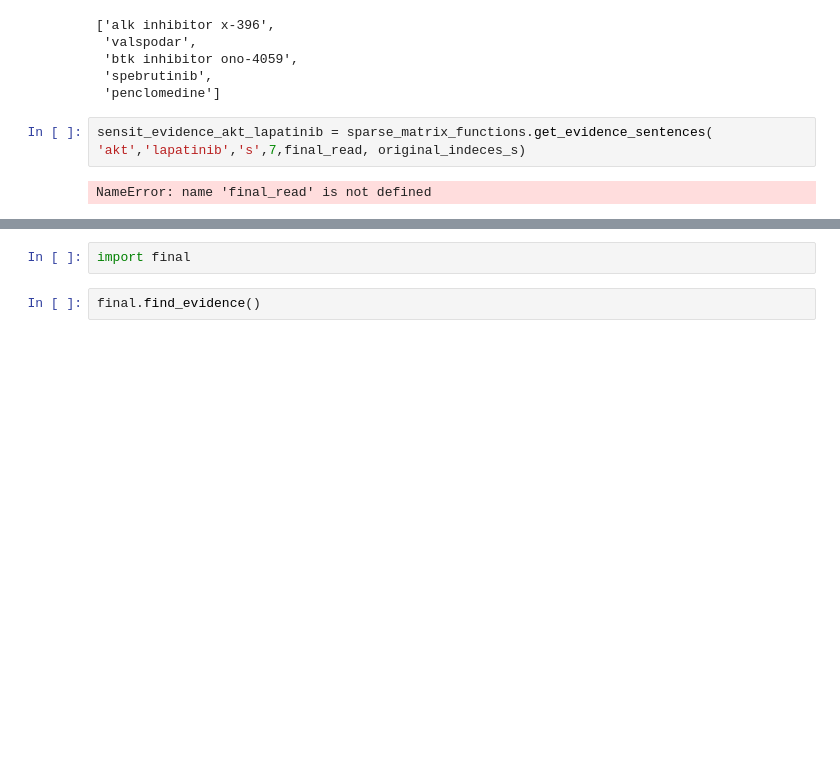
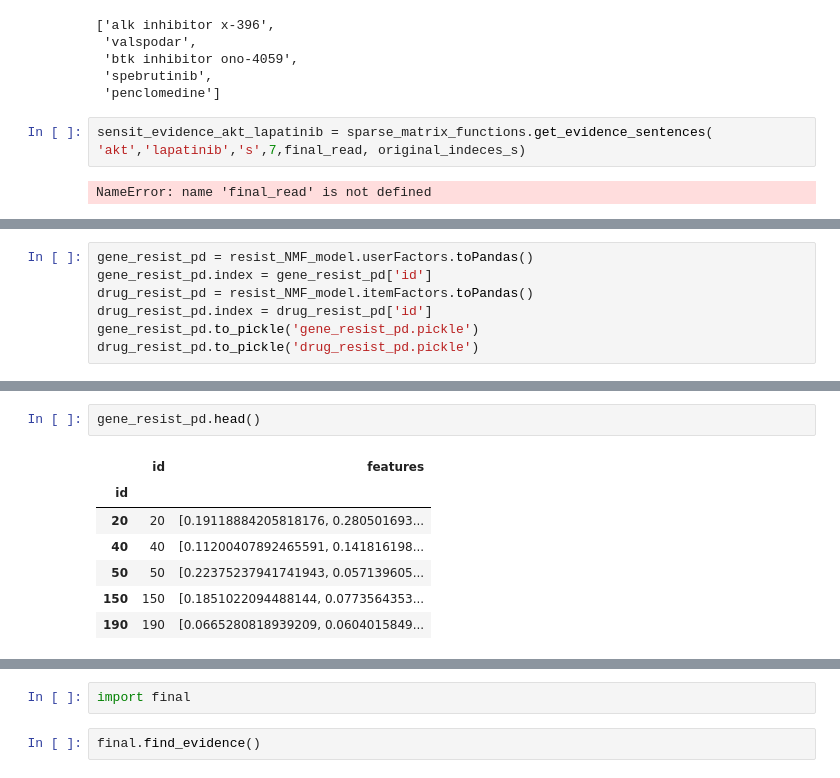
Before and after one commit to ayadlin/Capstone, a Jupyter notebook: Last_PrerRun.ipynb, the cells around one changed output, grey strips where cells are left out. Cells and saved outputs as stored; diff of their text form; blank space fills up the shorter version.

```diff
--- a/Last_PrerRun.ipynb
+++ b/Last_PrerRun.ipynb
@@ -1368,0 +1395,7 @@ NameError: name 'final_read' is not defined
+# %%
+gene_resist_pd = resist_NMF_model.userFactors.toPandas()
+gene_resist_pd.index = gene_resist_pd['id']
+drug_resist_pd = resist_NMF_model.itemFactors.toPandas()
+drug_resist_pd.index = drug_resist_pd['id']
+gene_resist_pd.to_pickle('gene_resist_pd.pickle')
+drug_resist_pd.to_pickle('drug_resist_pd.pickle')
@@ -1368,0 +1416,10 @@ NameError: name 'final_read' is not defined
+# %%
+gene_resist_pd.head()
+# %% [output]
+|  | id | features |
+| id |  |  |
+| 20 | 20 | [0.19118884205818176, 0.280501693... |
+| 40 | 40 | [0.11200407892465591, 0.141816198... |
+| 50 | 50 | [0.22375237941741943, 0.057139605... |
+| 150 | 150 | [0.1851022094488144, 0.0773564353... |
+| 190 | 190 | [0.0665280818939209, 0.0604015849... |
```
Also changed, not shown: parts of 17 cells of this notebook, 8 other files.
